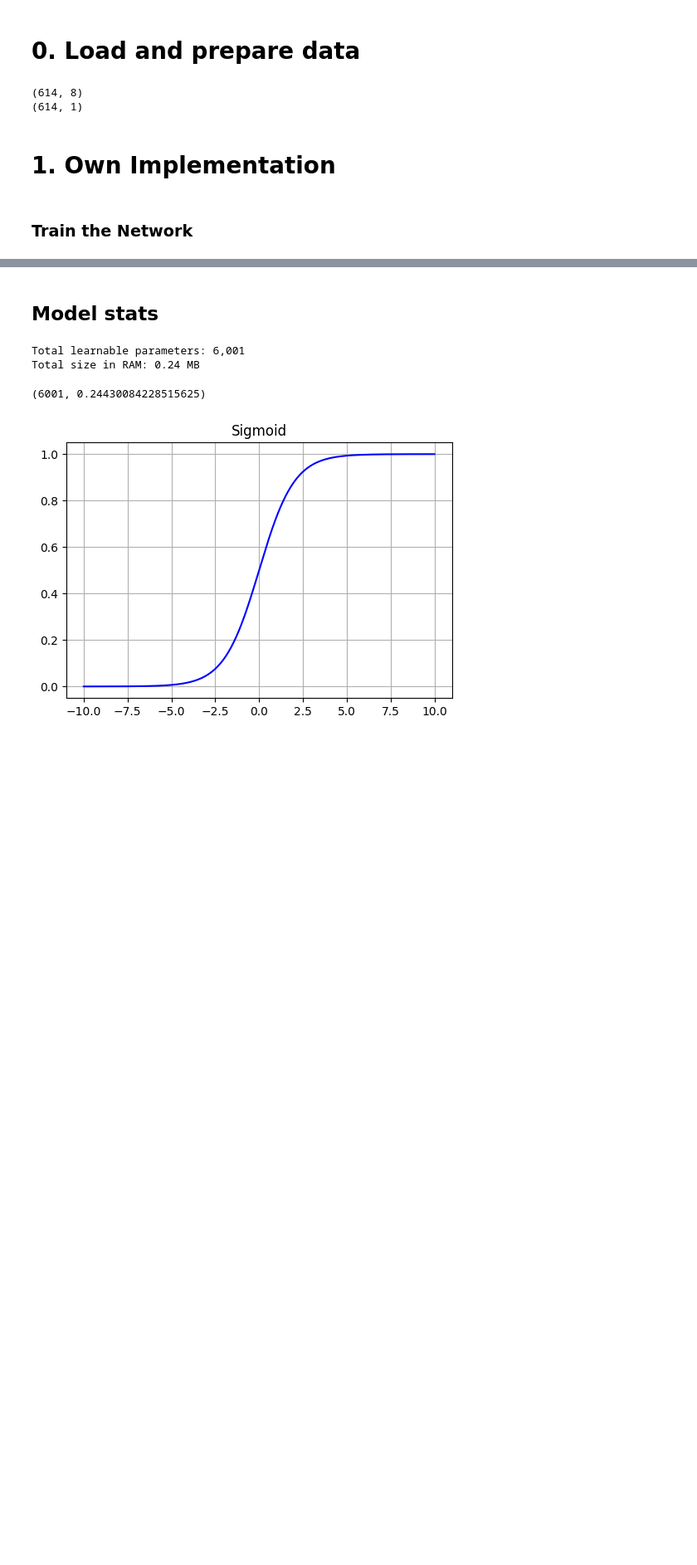
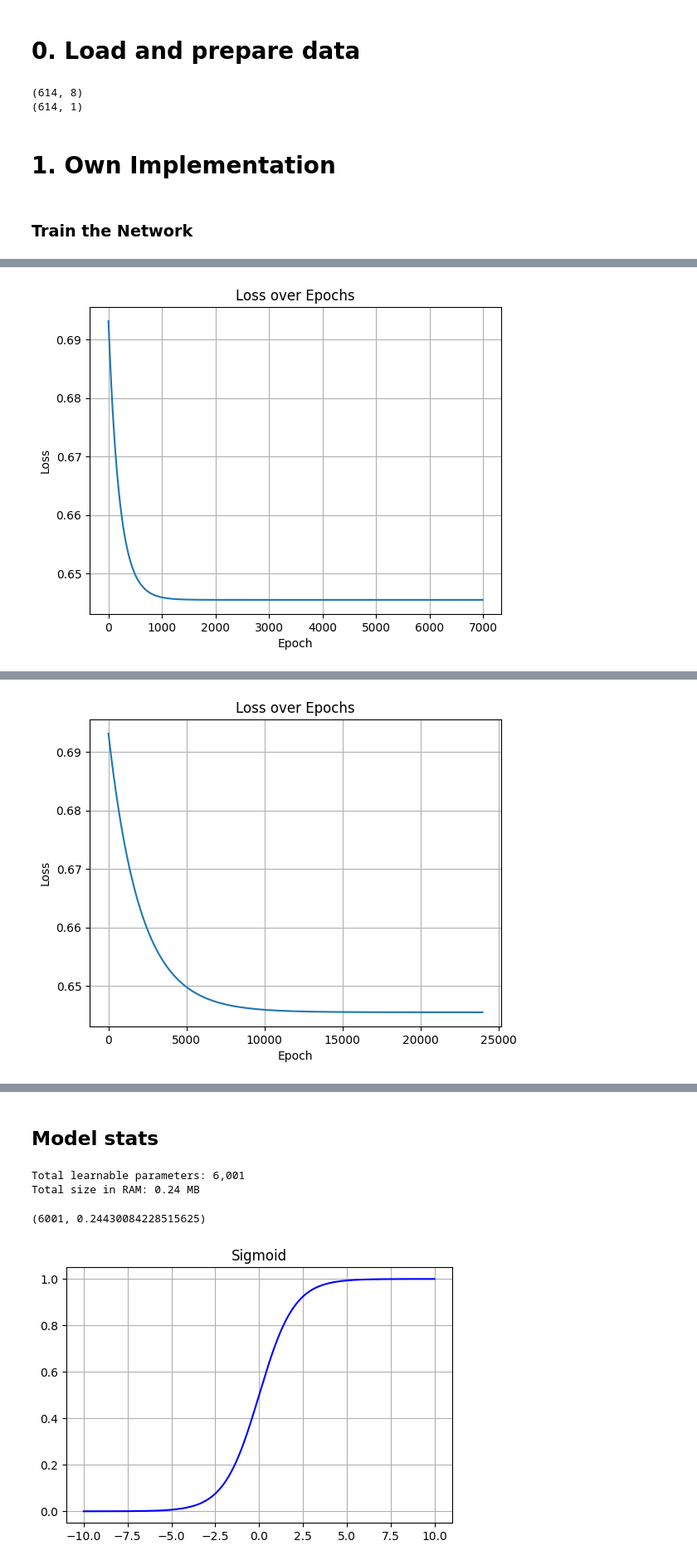
Before and after one commit to paulhoenes/ML_EX2, a Jupyter notebook: NN2.ipynb, the cells around one changed output, grey strips where cells are left out. Shown: that part at 83% size. Saved outputs shown, nothing was run; the diff lists cells and outputs as text; code cells hidden in the pictures; blank space fills up the shorter version.

Commit message:
train function

```diff
--- a/NN2.ipynb
+++ b/NN2.ipynb
@@ -177,3 +202,75 @@ class NeuralNetwork:
         return a1.T
 # %% [markdown]
 ### Train the Network
+# %%
+import matplotlib.pyplot as plt
+
+def train_model(model_params, X_train, y_train,
+                max_epochs=100000,
+                tolerance=1e-5,
+                patience=10000,
+                print_every=1000):
+
+    # Modell instanziieren
+    model = NeuralNetwork(
+        input_size=model_params['input_size'],
+        hidden1_size=model_params['hidden1_size'],
+        hidden2_size=model_params['hidden2_size'],
+        output_size=model_params['output_size'],
+        lr=model_params['lr'],
+        activation_hidden=model_params['activation_hidden']
+    )
+
+    losses = []
+    best_loss = float('inf')
+    no_improvement = 0
+
+    for epoch in range(max_epochs):
+        loss = model.train(X_train, y_train)
+        losses.append(loss)
+
+        if print_every and epoch % print_every == 0:
+            print(f"Epoch {epoch}: Loss = {loss:.6f}")
+
+        if best_loss - loss > tolerance:
+            best_loss = loss
+            no_improvement = 0
+        else:
+            no_improvement += 1
+
+        if no_improvement >= patience:
+            print(f"\nStopped after epoch {epoch}. No improvement for {patience} epochs.")
+            break
+
+    # Plot (optional)
+    plt.plot(losses)
+    plt.xlabel("Epoch")
+    plt.ylabel("Loss")
+    plt.title("Loss over Epochs")
+    plt.grid(True)
+    plt.show()
+
+    print(f"\nMinimum loss: {min(losses):.6f}")
+    return losses
+
+
+
+parameter_grid = [
+    {'input_size': 8, 'hidden1_size': 16, 'hidden2_size': 8,  'output_size': 1, 'lr': 0.01,  'activation_hidden': 'relu'},
+    {'input_size': 8, 'hidden1_size': 32, 'hidden2_size': 16, 'output_size': 1, 'lr': 0.001, 'activation_hidden': 'relu'},
+    {'input_size': 8, 'hidden1_size': 16, 'hidden2_size': 8,  'output_size': 1, 'lr': 0.01,  'activation_hidden': 'sigmoid'},
+    {'input_size': 8, 'hidden1_size': 64, 'hidden2_size': 32, 'output_size': 1, 'lr': 0.005, 'activation_hidden': 'relu'},
+]
+
+
+results = []
+
+for i, params in enumerate(parameter_grid):
+    print(f"\n=== Training Model {i+1}/{len(parameter_grid)} ===")
+    losses = train_model(params, X_train, y_train, max_epochs=200000, patience=5000, print_every=1000)
+
+    results.append({
+        'params': params,
+        'min_loss': min(losses)
+    })
+# %% [output]
@@ -179,0 +287 @@ class NeuralNetwork:
+[figure, added]
@@ -179,0 +305 @@ class NeuralNetwork:
+[figure, added]
```
Also changed, not shown: parts of 9 cells of this notebook.
